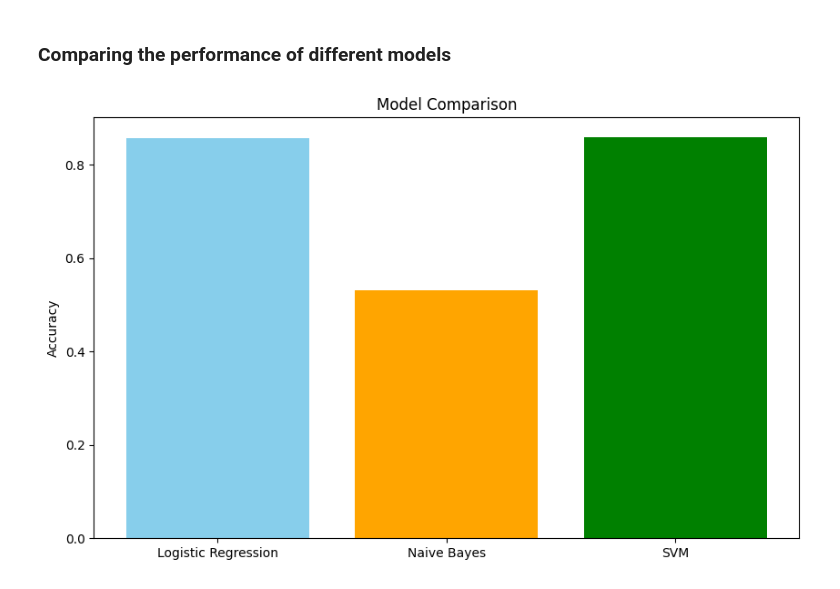
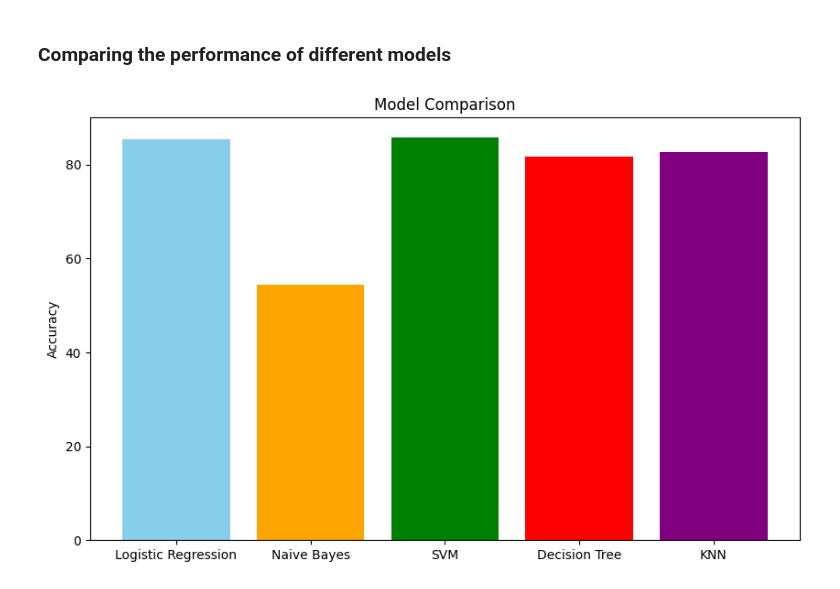
Before and after one commit to c2p-cmd/M606MachineLearning, a Jupyter notebook: lab1/data-preprocessing.ipynb, the cells around one changed output. Saved outputs shown, nothing was run; the diff lists cells and outputs as text; code cells hidden in the pictures.

Commit message:
adds comparision of all classifiers

```diff
--- a/lab1/data-preprocessing.ipynb
+++ b/lab1/data-preprocessing.ipynb
@@ -305,36 +305,47 @@ weighted avg       0.85      0.86      0.85      8141
 # %% [markdown]
 ### Comparing the performance of different models
 # %%
+from sklearn.tree import DecisionTreeClassifier
+from sklearn.neighbors import KNeighborsClassifier
+
 # Initialize the models
 logistic_regression = LogisticRegression()
 naive_bayes = GaussianNB()
 svm_classifier = SVC()
+decisition_tree_classifiiers = DecisionTreeClassifier()
+knn_classifier = KNeighborsClassifier()
 
 # Fit the models
 logistic_regression.fit(transformed_x_train, y_train)
 naive_bayes.fit(transformed_x_train.toarray(), y_train)
 svm_classifier.fit(transformed_x_train, y_train)
+decisition_tree_classifiiers.fit(transformed_x_train, y_train)
+knn_classifier.fit(transformed_x_train, y_train)
 
 # Make predictions
 y_test_pred_logistic = logistic_regression.predict(transformed_x_test)
 y_test_pred_naive_bayes = naive_bayes.predict(transformed_x_test.toarray())
 y_test_pred_svm = svm_classifier.predict(transformed_x_test)
+y_test_pred_decision_tree = decisition_tree_classifiiers.predict(transformed_x_test)
+y_test_pred_knn = knn_classifier.predict(transformed_x_test)
 
 # Evaluate the models
 accuracy_logistic = accuracy_score(y_test, y_test_pred_logistic)
 accuracy_naive_bayes = accuracy_score(y_test, y_test_pred_naive_bayes)
 accuracy_svm = accuracy_score(y_test, y_test_pred_svm)
+accuracy_decision_tree = accuracy_score(y_test, y_test_pred_decision_tree)
+accuracy_knn = accuracy_score(y_test, y_test_pred_knn)
 
 # Plot the accuracies
 import matplotlib.pyplot as plt
 
-models = ['Logistic Regression', 'Naive Bayes', 'SVM']
-accuracies = [accuracy_logistic, accuracy_naive_bayes, accuracy_svm]
+models = ['Logistic Regression', 'Naive Bayes', 'SVM', 'Decision Tree', 'KNN']
+accuracies = list(map(lambda x: round(x * 100, 2), [accuracy_logistic, accuracy_naive_bayes, accuracy_svm, accuracy_decision_tree, accuracy_knn]))
 
 plt.figure(figsize=(10, 6))
-plt.bar(models, accuracies, color=['skyblue', 'orange', 'green', 'red'])
+plt.bar(models, accuracies, color=['skyblue', 'orange', 'green', 'red', 'purple'])
 plt.ylabel('Accuracy')
 plt.title('Model Comparison')
 plt.show()
 # %% [output]
-[figure, old version]
+[figure, new version]
```
Also changed, not shown: parts of 8 cells of this notebook.
